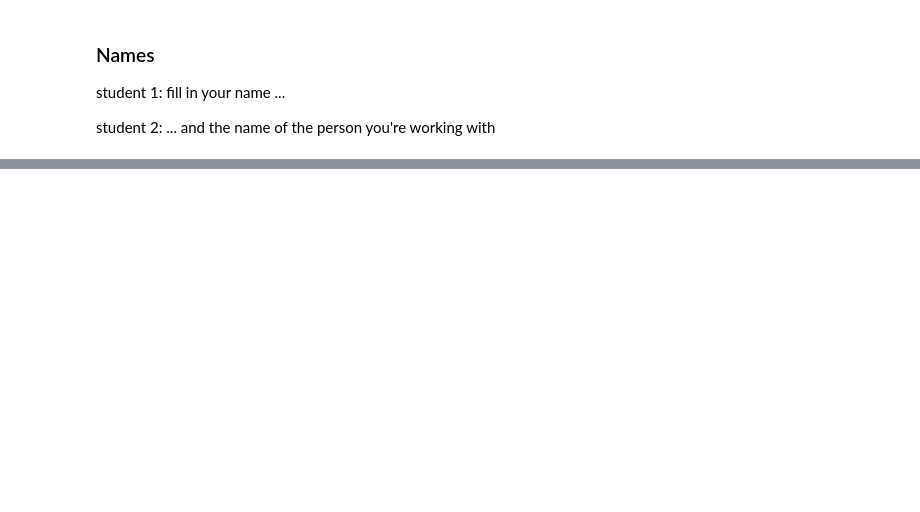
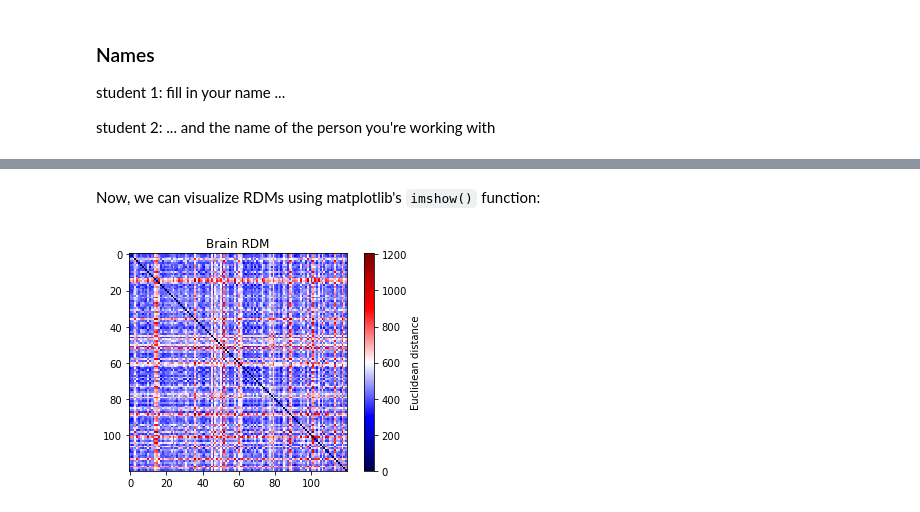
Before and after one commit to nagyistge/NeuroImg.PatternAnalysis, a Jupyter notebook: week_3/Week_3_notebook.ipynb, the cells around one changed output, grey strips where cells are left out. Drawn from its saved outputs; the diff is of its cells as text; code cells hidden in the pictures; blank space fills up the shorter version.

```diff
--- a/week_3/Week_3_notebook.ipynb
+++ b/week_3/Week_3_notebook.ipynb
@@ -22,0 +202,9 @@ student 2: ... and the name of the person you're working with
+# %% [markdown]
+Now, we can visualize RDMs using matplotlib's `imshow()` function:
+# %%
+plt.title('Brain RDM')
+plt.imshow(rdm, cmap='seismic')
+plt.colorbar(label='Euclidean distance')
+plt.show()
+# %% [output]
+[figure, added]
```
Also changed, not shown: parts of 32 cells of this notebook, 3 other files.
